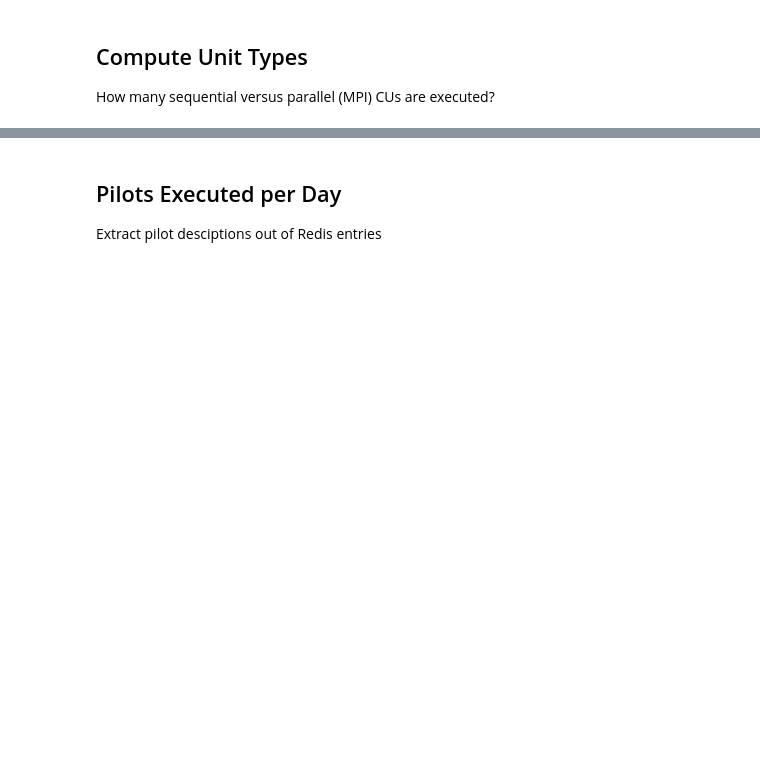
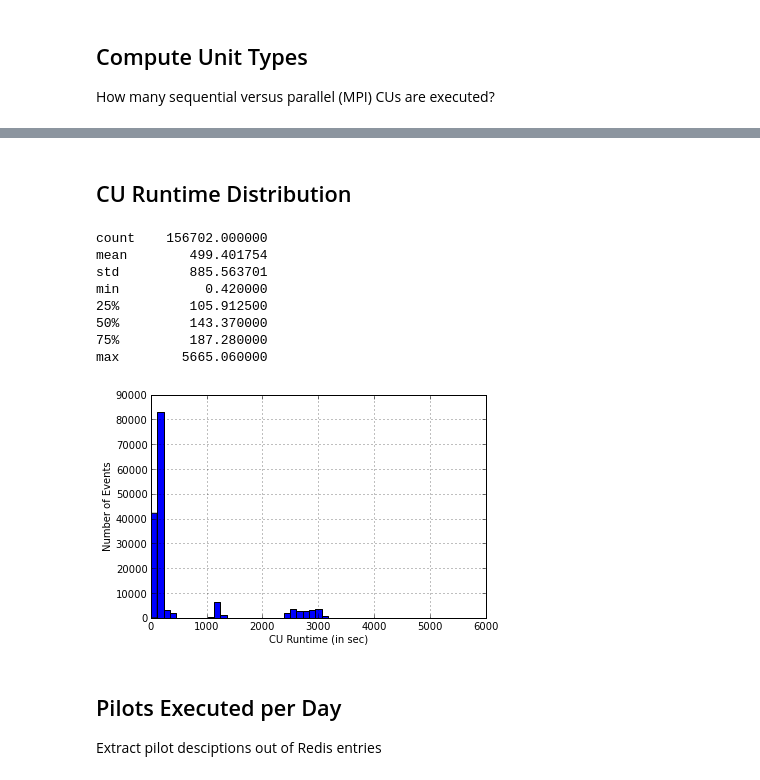
Before and after one commit to saga-project/BigJob, a Jupyter notebook: util/bigjob_usage.ipynb, the cells around one changed output, grey strips where cells are left out. Drawn from its saved outputs; the diff is of its cells as text; code cells hidden in the pictures; blank space fills up the shorter version.

Commit message:
update to analytics script to include CU runtime distribution

```diff
--- a/util/bigjob_usage.ipynb
+++ b/util/bigjob_usage.ipynb
@@ -85,3 +83,22 @@ plt.savefig("cu_executable.pdf", format="pdf", bbox_inches='tight', pad_inches=0
+# %% [markdown]
+## CU Runtime Distribution
+# %%
+runtimes = cus_df.apply(lambda row: float(row["end_time"]) - float(row["end_queue_time"]), axis=1)
+runtimes.hist(bins=50)
+plt.ylabel("Number of Events")
+plt.xlabel("CU Runtime (in sec)")
+plt.savefig("cu_runtime.pdf", format="pdf", bbox_inches='tight', pad_inches=0.1)
+runtimes.describe()
+# %% [output]
+count    156702.000000
+mean        499.401754
+std         885.563701
+min           0.420000
+25%         105.912500
+50%         143.370000
+75%         187.280000
+max        5665.060000
+[figure, added]
 # %% [markdown]
 ## Pilots Executed per Day
 Extract pilot desciptions out of Redis entries
```
Also changed, not shown: parts of 10 cells of this notebook, 1 other file.
